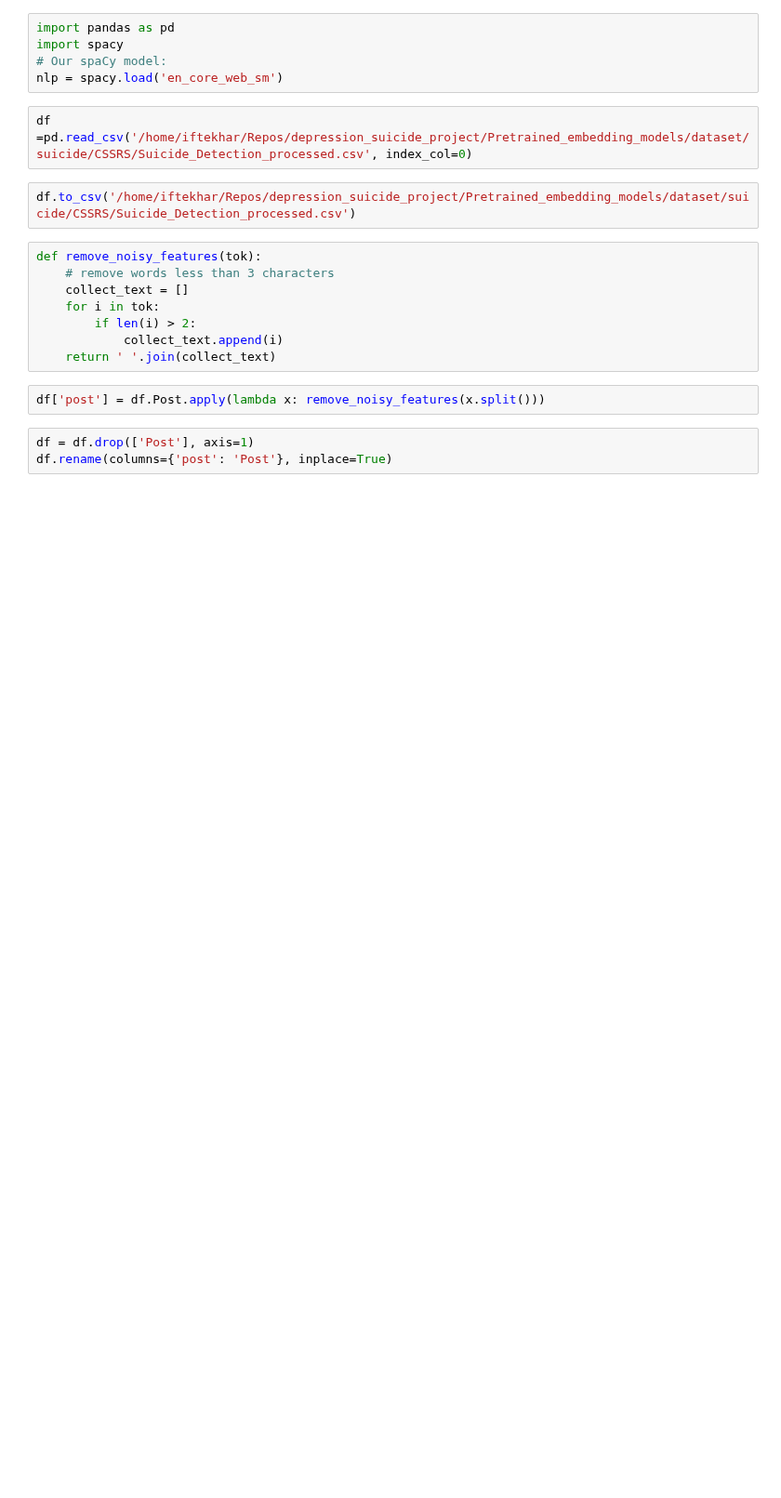
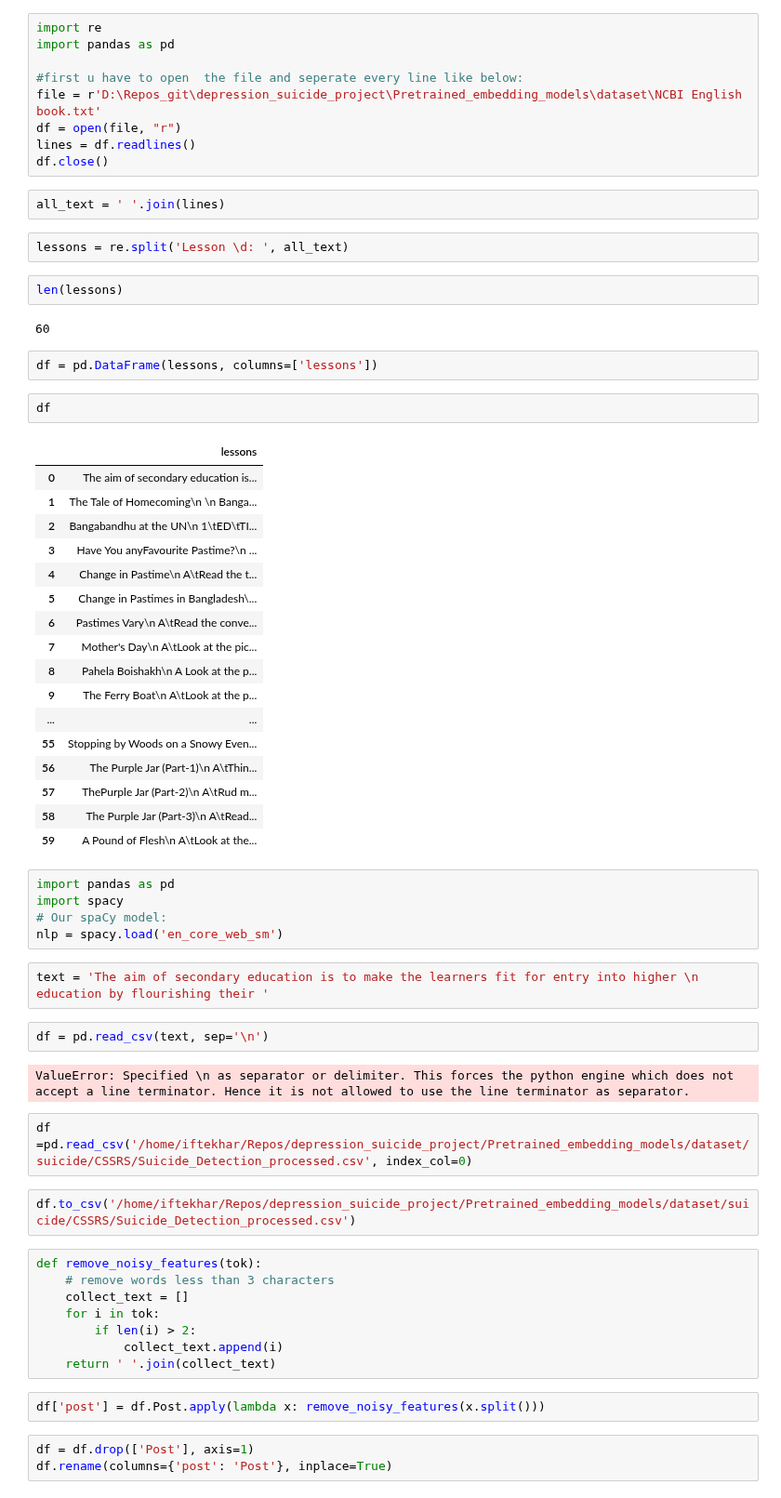
Before and after one commit to Iftekhar-mobin/depression_suicide_project, a Jupyter notebook: Pretrained_embedding_models/NCBI-Engish-book-Exploratory analysis.ipynb, the cells around one changed output. Shown at 93% size. Drawn from its saved outputs; the diff is of its cells as text; blank space fills up the shorter version.

Commit message:
added book NCBI work

```diff
--- a/Pretrained_embedding_models/BERtopic.ipynb
+++ b/Pretrained_embedding_models/NCBI-Engish-book-Exploratory analysis.ipynb
@@ -1,8 +1,53 @@
+# %%
+import re
+import pandas as pd
+
+#first u have to open  the file and seperate every line like below:
+file = r'D:\Repos_git\depression_suicide_project\Pretrained_embedding_models\dataset\NCBI English book.txt'
+df = open(file, "r")
+lines = df.readlines()
+df.close()
+# %%
+all_text = ' '.join(lines)
+# %%
+lessons = re.split('Lesson \d: ', all_text)
+# %%
+len(lessons)
+# %% [output]
+60
+# %%
+df = pd.DataFrame(lessons, columns=['lessons'])
+# %%
+df
+# %% [output]
+|  | lessons |
+| 0 | The aim of secondary education is... |
+| 1 | The Tale of Homecoming\n \n Banga... |
+| 2 | Bangabandhu at the UN\n 1\tED\tTI... |
+| 3 | Have You anyFavourite Pastime?\n ... |
+| 4 | Change in Pastime\n A\tRead the t... |
+| 5 | Change in Pastimes in Bangladesh\... |
+| 6 | Pastimes Vary\n A\tRead the conve... |
+| 7 | Mother's Day\n A\tLook at the pic... |
+| 8 | Pahela Boishakh\n A Look at the p... |
+| 9 | The Ferry Boat\n A\tLook at the p... |
+| ... | ... |
+| 55 | Stopping by Woods on a Snowy Even... |
+| 56 | The Purple Jar (Part-1)\n A\tThin... |
+| 57 | ThePurple Jar (Part-2)\n A\tRud m... |
+| 58 | The Purple Jar (Part-3)\n A\tRead... |
+| 59 | A Pound of Flesh\n A\tLook at the... |
 # %%
 import pandas as pd
 import spacy
 # Our spaCy model:
 nlp = spacy.load('en_core_web_sm')
+# %%
+text = 'The aim of secondary education is to make the learners fit for entry into higher \n education by flourishing their '
+# %%
+df = pd.read_csv(text, sep='\n')
+# %% [output]
+ValueError: Specified \n as separator or delimiter. This forces the python engine which does not accept a line terminator. Hence it is not allowed to use the line terminator as separator.
 # %%
 df =pd.read_csv('/home/iftekhar/Repos/depression_suicide_project/Pretrained_embedding_models/dataset/suicide/CSSRS/Suicide_Detection_processed.csv', index_col=0)
 # %%
```
Also changed, not shown: 7 other files.
